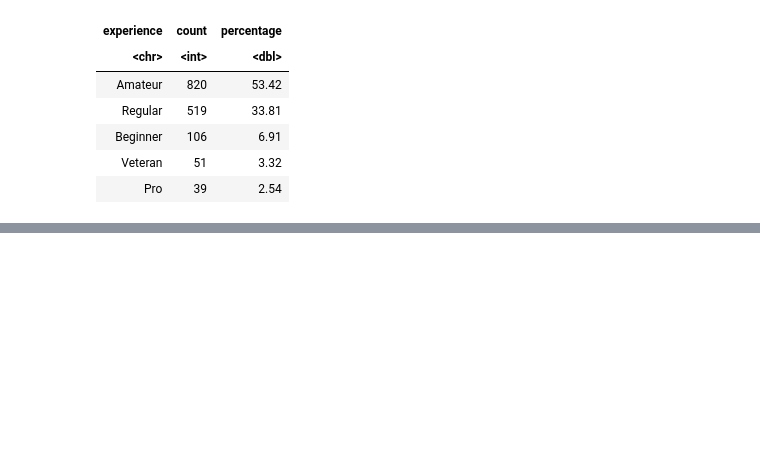
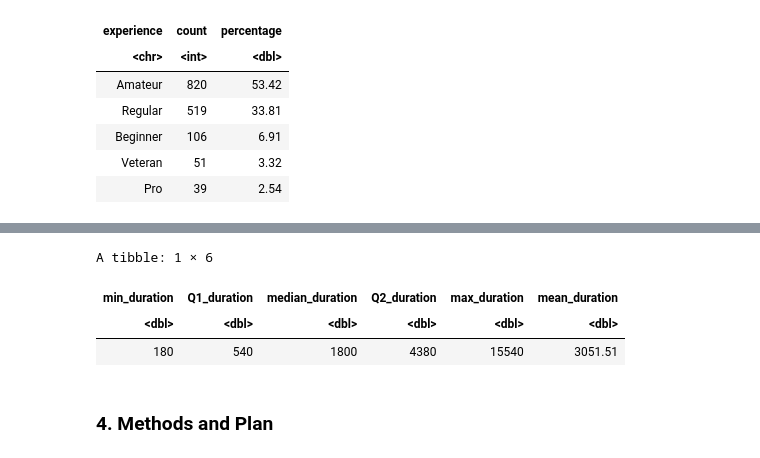
Before and after one commit to chhloe07/dsci100-project, a Jupyter notebook: Project_Planning_Stage.ipynb, the cells around one changed output, grey strips where cells are left out. Drawn from its saved outputs; the diff is of its cells as text; code cells hidden in the pictures; blank space fills up the shorter version.

```diff
--- a/Project_Planning_Stage.ipynb
+++ b/Project_Planning_Stage.ipynb
@@ -141,0 +143,22 @@ The broad question that I will be addressing is:  We would like to know which "k
+# %%
+sessions <- sessions |>
+    mutate(original_end_time = as.numeric(as.POSIXct(end_time, format = "%d/%m/%Y %H:%M")),
+           original_start_time = as.numeric(as.POSIXct(start_time, format = "%d/%m/%Y %H:%M")))
+session_duration <- sessions |>
+    mutate(duration = original_end_time - original_start_time) |>
+    select(duration)
+sessions_summary <- session_duration |>
+    summarize(min_duration = round(min(duration, na.rm = TRUE), 2),
+              Q1_duration = round(quantile(duration, 0.25, na.rm = TRUE), 2),
+              median_duration = round(median(duration, na.rm = TRUE), 2),
+              Q2_duration = round(quantile(duration, 0.75, na.rm = TRUE), 2),
+              max_duration = round(max(duration, na.rm = TRUE), 2),
+              mean_duration = round(mean(duration, na.rm = TRUE), 2))
+sessions_summary
+# %% [output]
+A tibble: 1 × 6
+| min_duration | Q1_duration | median_duration | Q2_duration | max_duration | mean_duration |
+| <dbl> | <dbl> | <dbl> | <dbl> | <dbl> | <dbl> |
+| 180 | 540 | 1800 | 4380 | 15540 | 3051.51 |
+# %% [markdown]
+### 4. Methods and Plan
```
Also changed, not shown: parts of 14 cells of this notebook.
